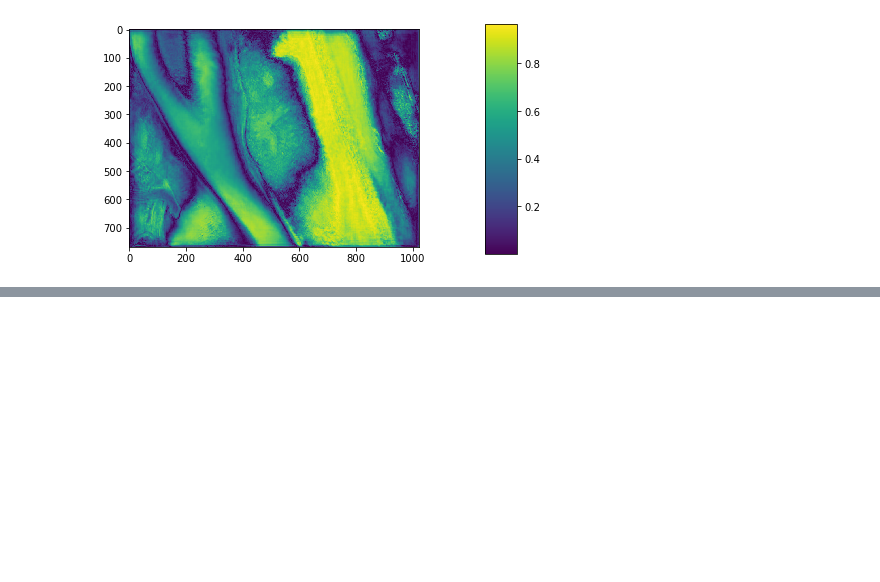
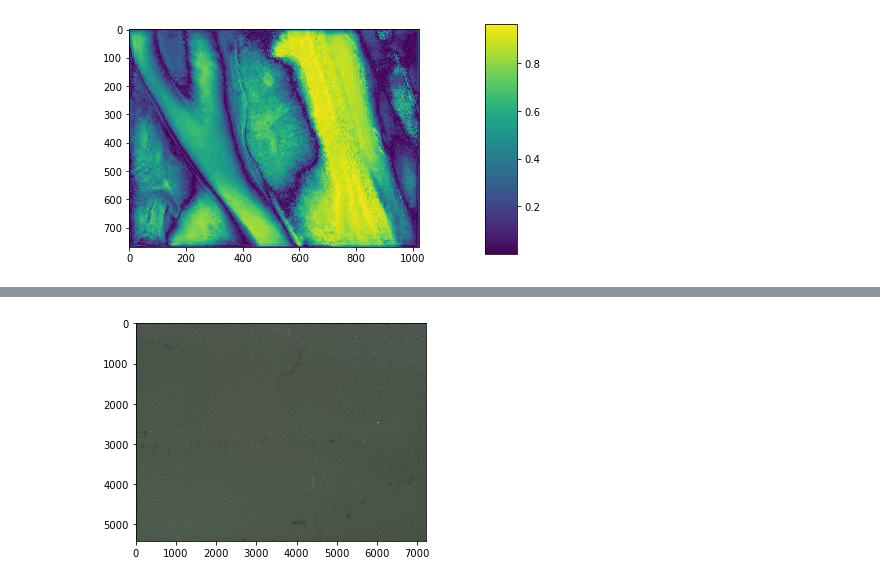
Before and after one commit to ebgoldstein/SegmentationActiveLearning, a Jupyter notebook: src/InvestigateModelOutputs.ipynb, the cells around one changed output, grey strips where cells are left out. Drawn from its saved outputs; the diff is of its cells as text; code cells hidden in the pictures; blank space fills up the shorter version.

```diff
--- a/src/InvestigateModelOutputs.ipynb
+++ b/src/InvestigateModelOutputs.ipynb
@@ -160,0 +190,5 @@ plt.show()
+# %%
+imgReal = matplotlib.image.imread(imgp)
+imgplot = plt.imshow(imgReal)
+# %% [output]
+[figure, added]
```
Also changed, not shown: parts of 3 cells of this notebook, 1 other file.
